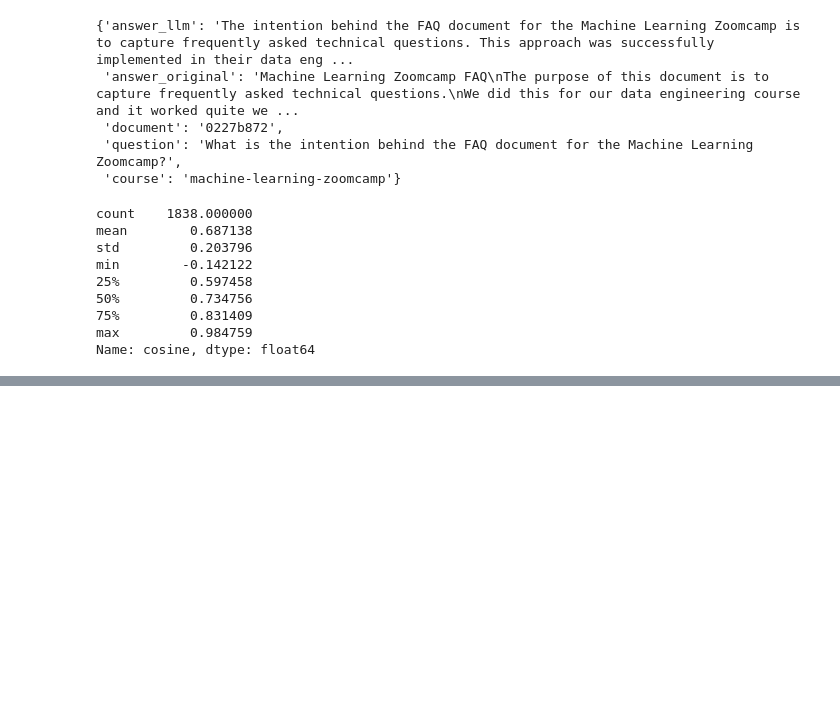
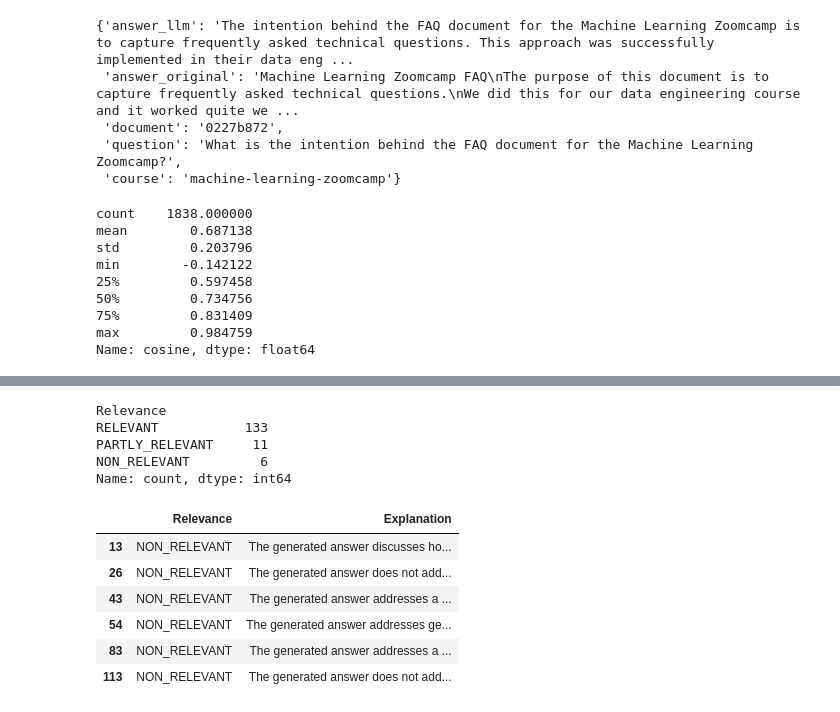
Before and after one commit to gondylife/llm-zoomcamp, a Jupyter notebook: offlineRagEvaluation.ipynb, the cells around one changed output, grey strips where cells are left out. Cells and saved outputs as stored; diff of their text form; code cells hidden in the pictures; blank space fills up the shorter version.

```diff
--- a/offlineRagEvaluation.ipynb
+++ b/offlineRagEvaluation.ipynb
@@ -295,0 +400,12 @@ Name: cosine, dtype: float64
+# %%
+from openai import OpenAI
+
+client = OpenAI()
+
+def llm(prompt, model='gpt-4o'):
+    response = client.chat.completions.create(
+        model=model,
+        messages=[{"role": "user", "content": prompt}]
+    )
+
+    return response.choices[0].message.content
@@ -295,0 +416,35 @@ Name: cosine, dtype: float64
+# %%
+from tqdm.auto import tqdm
+
+evaluations = []
+
+for record in tqdm(samples):
+    prompt = prompt1_template.format(**record)
+    evaluation = llm(prompt, model='gpt-4o-mini')
+    evaluations.append(evaluation)
+# %%
+json_evaluations = []
+
+for i, str_eval in enumerate(evaluations):
+    json_eval = json.loads(str_eval)
+    json_evaluations.append(json_eval)
+# %%
+df_evaluations = pd.DataFrame(json_evaluations)
+# %%
+df_evaluations.Relevance.value_counts()
+# %% [output]
+Relevance
+RELEVANT           133
+PARTLY_RELEVANT     11
+NON_RELEVANT         6
+Name: count, dtype: int64
+# %%
+df_evaluations[df_evaluations.Relevance == 'NON_RELEVANT'] #.to_dict(orient='records')
+# %% [output]
+|  | Relevance | Explanation |
+| 13 | NON_RELEVANT | The generated answer discusses ho... |
+| 26 | NON_RELEVANT | The generated answer does not add... |
+| 43 | NON_RELEVANT | The generated answer addresses a ... |
+| 54 | NON_RELEVANT | The generated answer addresses ge... |
+| 83 | NON_RELEVANT | The generated answer addresses a ... |
+| 113 | NON_RELEVANT | The generated answer does not add... |
```
Also changed, not shown: parts of 19 cells of this notebook, 2 other files.
